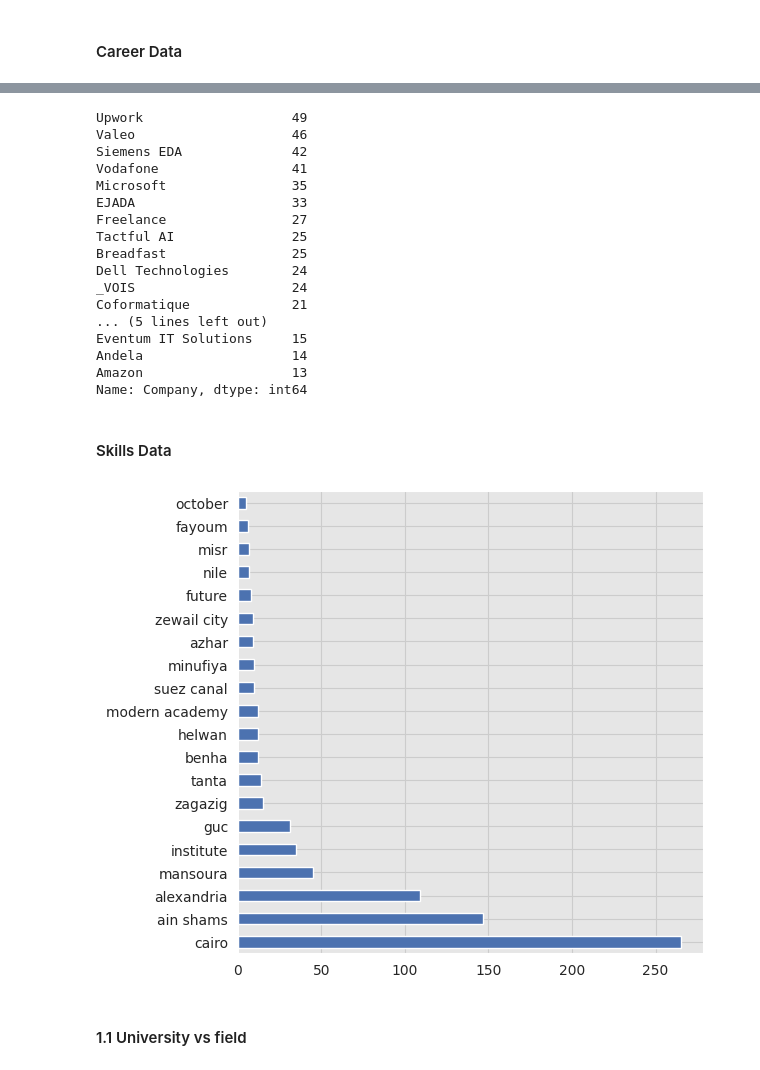
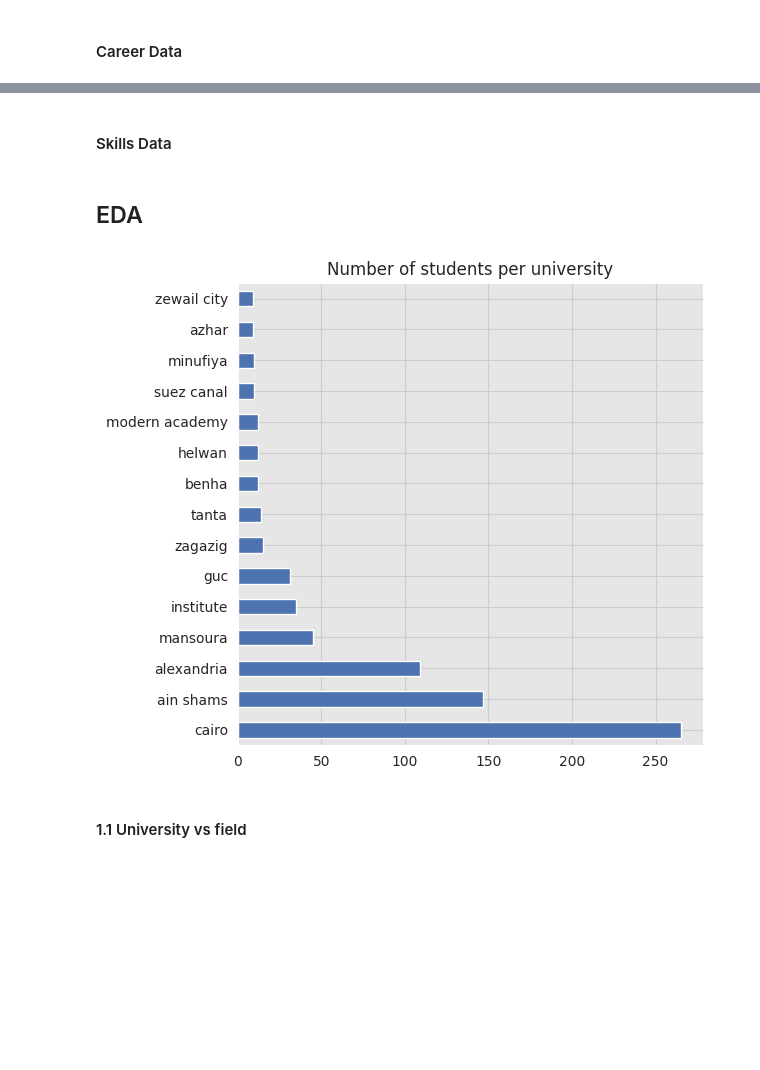
Before and after one commit to Mostafa-wael/Exploring-the-Landscape-of-the-Egyptian-Software-Market, a Jupyter notebook: notebooks/exploratory.ipynb, the cells around one changed output, grey strips where cells are left out. Saved outputs shown, nothing was run; the diff lists cells and outputs as text; code cells hidden in the pictures; blank space fills up the shorter version.

```diff
--- a/notebooks/exploratory.ipynb
+++ b/notebooks/exploratory.ipynb
@@ -58,31 +52,3 @@ experience_df.head()
 | 7 | 1212mohamedtaha | https://www.linkedin.com/company/... | Etisalat Misr | big data engineer | Full-time | 2022-05-01 | Present | 12.0 | New Cairo, Cairo, Egypt | ... |
 | 9 | 1212mohamedtaha | https://www.linkedin.com/company/... | The Translation Gate, LLC | english / arabic translator | Freelance | 2021-01-01 | Mar 2021 | 3.0 | Remote | ... |
 | 10 | 3omarbadr | https://www.linkedin.com/company/... | ACME SAICO - Integrated Engineeri... | software engineer | Full-time | 2022-09-01 | Present | 8.0 | Heliopolis, Cairo, Egypt | ... |
-# %%
-# Siemens EDA (Siemens Digital Industries Software)
-# Siemens Digital Industries Software
-# Information Technology Institute (ITI)
-experience_df = experience_df[experience_df['Company'] != 'Information Technology Institute (ITI)']
-
-experience_df['Company'] = experience_df['Company'].replace('Siemens EDA (Siemens Digital Industries Software)', 'Siemens EDA')
-experience_df['Company'] = experience_df['Company'].replace('Siemens Digital Industries Software', 'Siemens EDA')
-
-experience_df['Company'].value_counts()[:20]
-# %% [output]
-Upwork                   49
-Valeo                    46
-Siemens EDA              42
-Vodafone                 41
-Microsoft                35
-EJADA                    33
-Freelance                27
-Tactful AI               25
-Breadfast                25
-Dell Technologies        24
-_VOIS                    24
-Coformatique             21
-... (5 lines left out)
-Eventum IT Solutions     15
-Andela                   14
-Amazon                   13
-Name: Company, dtype: int64
@@ -93,12 +61,15 @@ skills_df = pd.read_csv('../data/preprocessed-data/normalized csv/skills.csv')
 
 # flatten the 3 skills columns into one column
 skills_df = skills_df.melt(id_vars=['User'], value_vars=['Skill1', 'Skill2', 'Skill3'], value_name='skill')
+# %% [markdown]
+## EDA
 # %%
 # plot the distribution of number of students per education
-education_df['university_name'].value_counts().sort_values(ascending=False)[:20].plot(kind='barh', figsize=(6, 6))
+education_df['university_name'].value_counts().sort_values(ascending=False)[:15].plot(kind='barh', figsize=(6, 6))
+plt.title('Number of students per university')
 plt.show()
 # %% [output]
-[figure, old version]
+[figure, new version]
 # %% [markdown]
 #### 1.1 University vs field
 # %%
```
Also changed, not shown: parts of 8 cells of this notebook, 3 other files.
